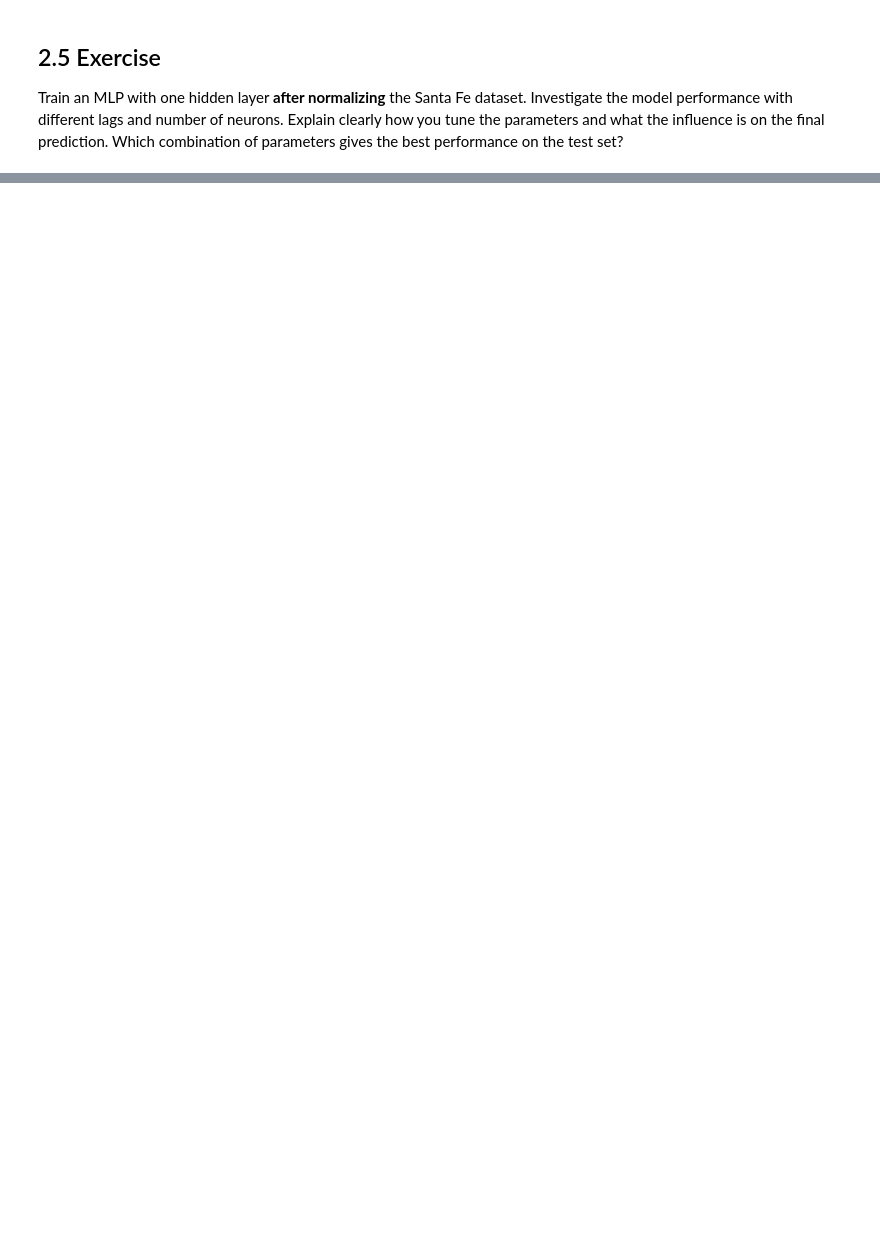
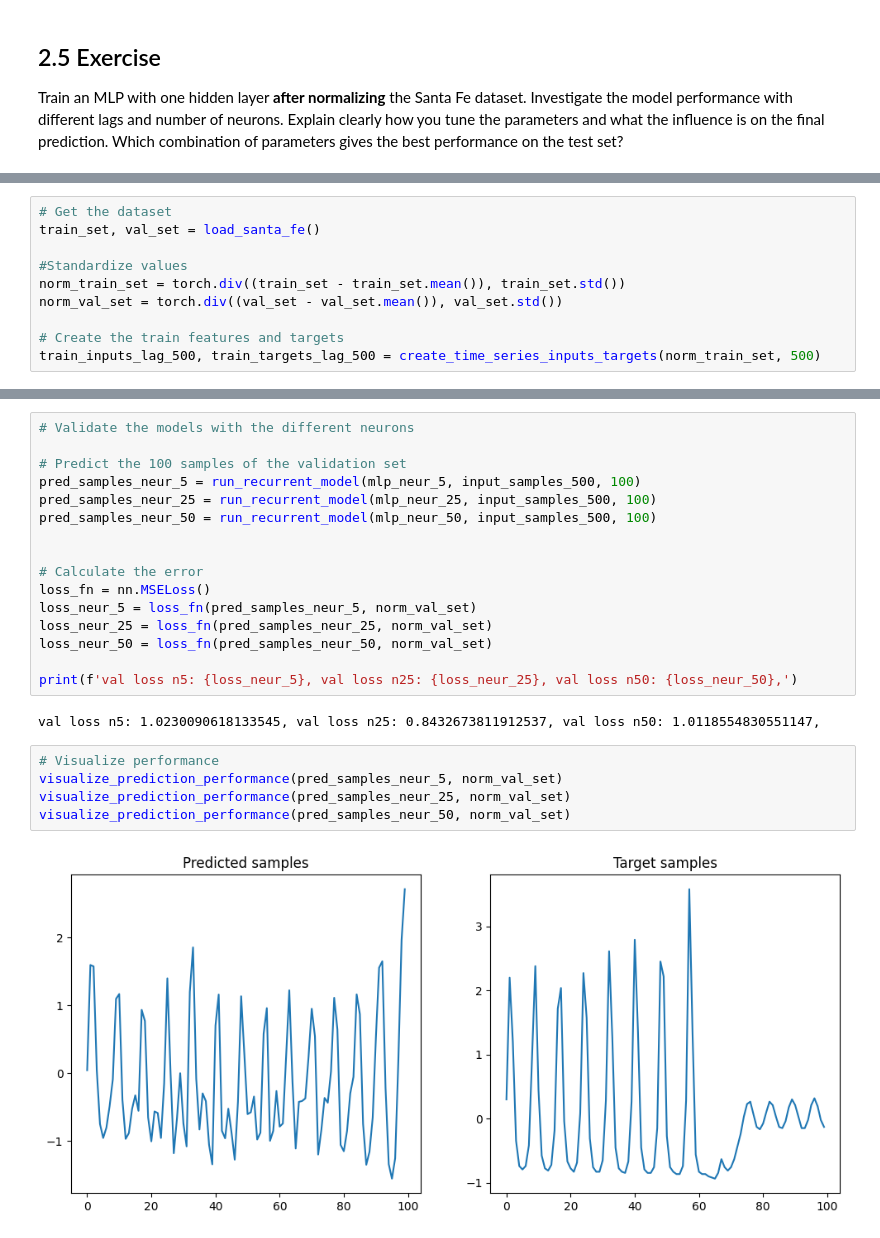
Before and after one commit to RobbeRDG/ann_and_dl_ex_sessions, a Jupyter notebook: es2/2_nn_time_series.ipynb, the cells around one changed output, grey strips where cells are left out. Drawn from its saved outputs; the diff is of its cells as text; blank space fills up the shorter version.

```diff
--- a/es2/2_nn_time_series.ipynb
+++ b/es2/2_nn_time_series.ipynb
@@ -164,0 +373,10 @@ Train an MLP with one hidden layer **after normalizing** the Santa Fe dataset. I
+# %%
+# Get the dataset
+train_set, val_set = load_santa_fe()
+
+#Standardize values
+norm_train_set = torch.div((train_set - train_set.mean()), train_set.std())
+norm_val_set = torch.div((val_set - val_set.mean()), val_set.std())
+
+# Create the train features and targets
+train_inputs_lag_500, train_targets_lag_500 = create_time_series_inputs_targets(norm_train_set, 500)
@@ -164,0 +450,25 @@ Train an MLP with one hidden layer **after normalizing** the Santa Fe dataset. I
+# %%
+# Validate the models with the different neurons
+
+# Predict the 100 samples of the validation set
+pred_samples_neur_5 = run_recurrent_model(mlp_neur_5, input_samples_500, 100)
+pred_samples_neur_25 = run_recurrent_model(mlp_neur_25, input_samples_500, 100)
+pred_samples_neur_50 = run_recurrent_model(mlp_neur_50, input_samples_500, 100)
+
+
+# Calculate the error
+loss_fn = nn.MSELoss()
+loss_neur_5 = loss_fn(pred_samples_neur_5, norm_val_set)
+loss_neur_25 = loss_fn(pred_samples_neur_25, norm_val_set)
+loss_neur_50 = loss_fn(pred_samples_neur_50, norm_val_set)
+
+print(f'val loss n5: {loss_neur_5}, val loss n25: {loss_neur_25}, val loss n50: {loss_neur_50},')
+# %% [output]
+val loss n5: 1.0230090618133545, val loss n25: 0.8432673811912537, val loss n50: 1.0118554830551147,
+# %%
+# Visualize performance
+visualize_prediction_performance(pred_samples_neur_5, norm_val_set)
+visualize_prediction_performance(pred_samples_neur_25, norm_val_set)
+visualize_prediction_performance(pred_samples_neur_50, norm_val_set)
+# %% [output]
+[figure, added]
```
Also changed, not shown: parts of 24 cells of this notebook, 3 other files.
